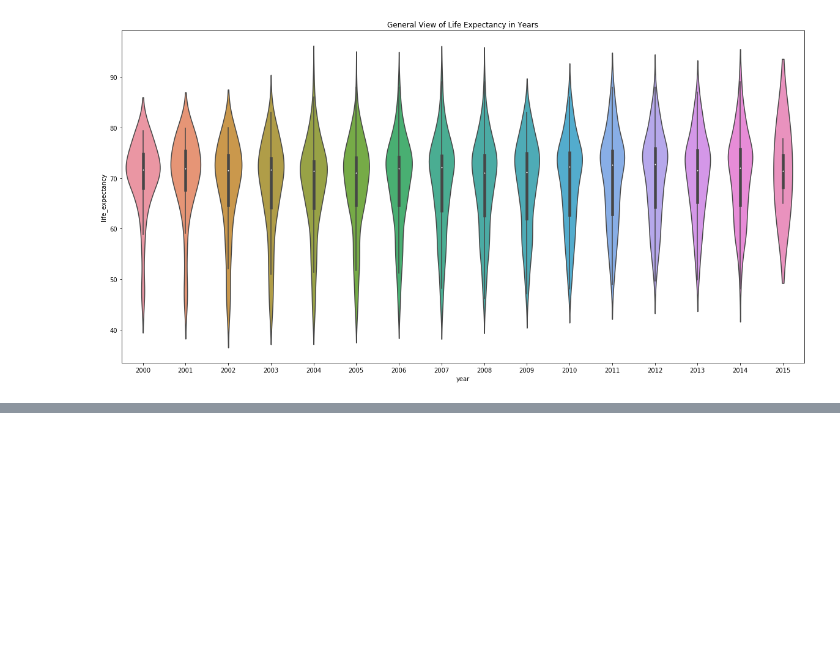
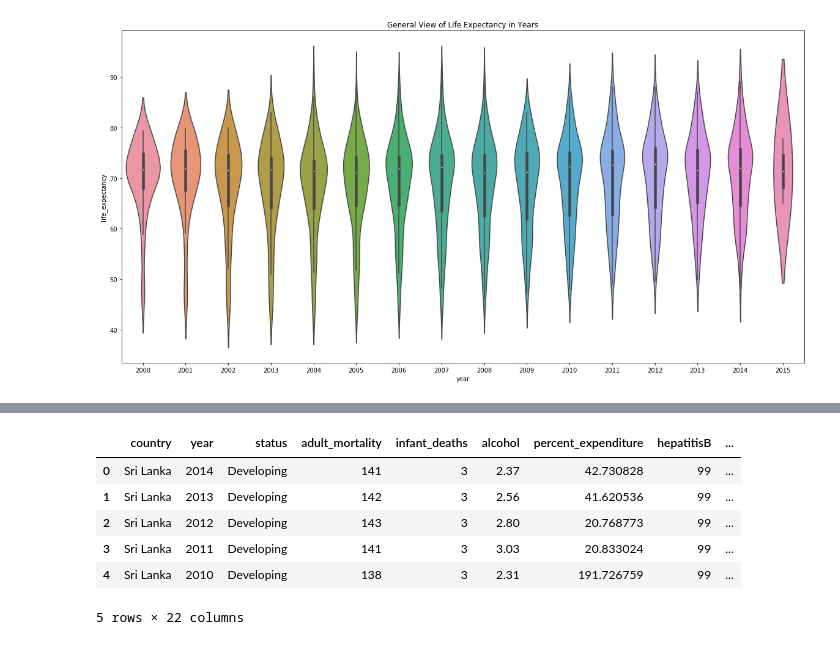
Before and after one commit to PRISLK/Mavericks_Data_Analysis, a Jupyter notebook: Life_Expectancy_Data_Analysis.ipynb, the cells around one changed output, grey strips where cells are left out. Drawn from its saved outputs; the diff is of its cells as text; code cells hidden in the pictures; blank space fills up the shorter version.

Commit message:
Analysis of factors for Sri Lanka (2004-2014)

```diff
--- a/Life_Expectancy_Data_Analysis.ipynb
+++ b/Life_Expectancy_Data_Analysis.ipynb
@@ -389,0 +401,17 @@ Text(0.5, 1.0, 'Life Expectancy Values in Years by  Status')
+# %%
+colnames = ['country', 'year', 'status','adult_mortality', 'infant_deaths',
+            'alcohol', 'percent_expenditure', 'hepatitisB',
+            'measles', 'bmi', 'under_five_deaths', 'polio', 'total_expenditure',
+            'diphtheria', 'hiv_aids', 'gdp','population','thinness_1_19','thinness_5_9',
+            'income_composition','schooling','life_expectancy']
+sl_data = pd.read_csv('life_expectancy_data_srilanka.csv', names=colnames)
+
+sl_data.head()
+# %% [output]
+|  | country | year | status | adult_mortality | infant_deaths | alcohol | percent_expenditure | hepatitisB | ... |
+| 0 | Sri Lanka | 2014 | Developing | 141 | 3 | 2.37 | 42.730828 | 99 | ... |
+| 1 | Sri Lanka | 2013 | Developing | 142 | 3 | 2.56 | 41.620536 | 99 | ... |
+| 2 | Sri Lanka | 2012 | Developing | 143 | 3 | 2.80 | 20.768773 | 99 | ... |
+| 3 | Sri Lanka | 2011 | Developing | 141 | 3 | 3.03 | 20.833024 | 99 | ... |
+| 4 | Sri Lanka | 2010 | Developing | 138 | 3 | 2.31 | 191.726759 | 99 | ... |
+5 rows × 22 columns
```
Also changed, not shown: parts of 6 cells of this notebook.
